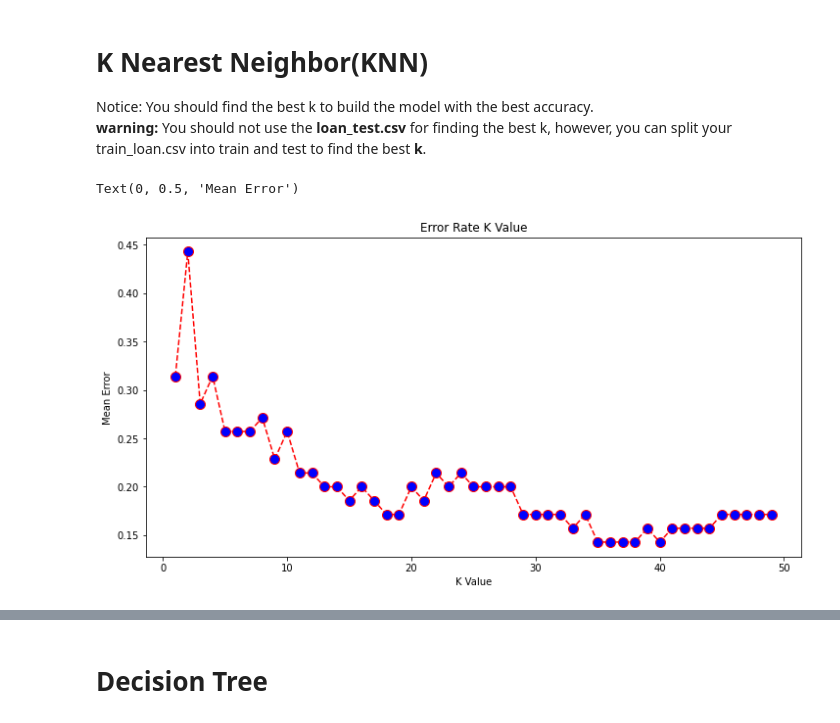
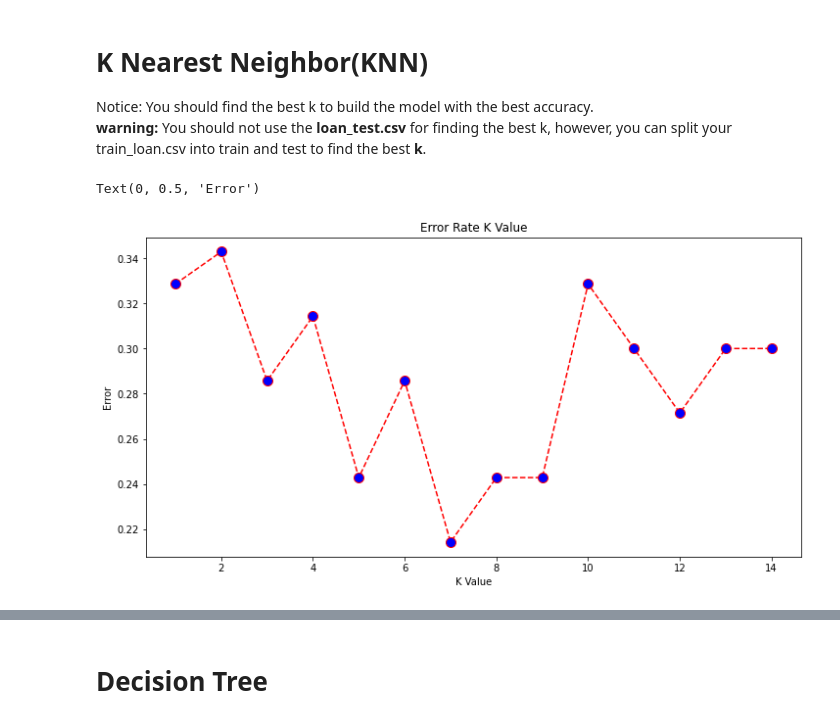
Before and after one commit to iriswork/ML_Capstone_Project, a Jupyter notebook: Assignment_machine_learning_course.ipynb, the cells around one changed output, grey strips where cells are left out. Drawn from its saved outputs; the diff is of its cells as text; code cells hidden in the pictures.

```diff
--- a/Assignment_machine_learning_course.ipynb
+++ b/Assignment_machine_learning_course.ipynb
@@ -214,10 +208,10 @@ Index(['Unnamed: 0', 'Unnamed: 0.1', 'loan_status', 'Principal', 'terms',
 # %%
 # it works but the copy error is not understood
 Feature = df[['Principal','terms','age','Gender','weekend']]
-Feature = Feature.copy()
-duration = df['due_date']-df['effective_date']
-duration_days = duration/np.timedelta64(1, 'D')
-Feature['days_to_pay'] =duration_days
+# Feature = Feature.copy()
+# duration = df['due_date']-df['effective_date']
+# duration_days = duration/np.timedelta64(1, 'D')
+# Feature['days_to_pay'] =duration_days
 Feature = pd.concat([Feature,pd.get_dummies(df['education'])], axis=1)
 Feature.drop(['Master or Above'], axis = 1,inplace=True)
 Feature.head()
@@ -349,25 +334,25 @@ from sklearn.neighbors import KNeighborsClassifier
 # %%
 # Finding best value for K (nr of neighbors)
 
 error = []
-
+K = 15
 # Calculating error for K values between 1 and 50
-for i in range(1, 50):
+for i in range(1, K):
     knn = KNeighborsClassifier(n_neighbors=i)
     knn.fit(X_train, y_train)
     pred_i = knn.predict(X_test)
     error.append(np.mean(pred_i != y_test))
 
 plt.figure(figsize=(12, 6))
-plt.plot(range(1, 50), error, color='red', linestyle='dashed', marker='o',
+plt.plot(range(1, 15), error, color='red', linestyle='dashed', marker='o',
          markerfacecolor='blue', markersize=10)
 plt.title('Error Rate K Value')
 plt.xlabel('K Value')
-plt.ylabel('Mean Error')
+plt.ylabel('Error')
 
-# choosing k = 35 based on plot below, after the decrease in mean error stabelizes
+# choosing k = 7 based on plot below, after the decrease in mean error stabelizes
 # %% [output]
-Text(0, 0.5, 'Mean Error')
+Text(0, 0.5, 'Error')
-[figure, old version]
+[figure, new version]
 # %%
 # final model with new K value
```
Also changed, not shown: parts of 30 cells of this notebook.
